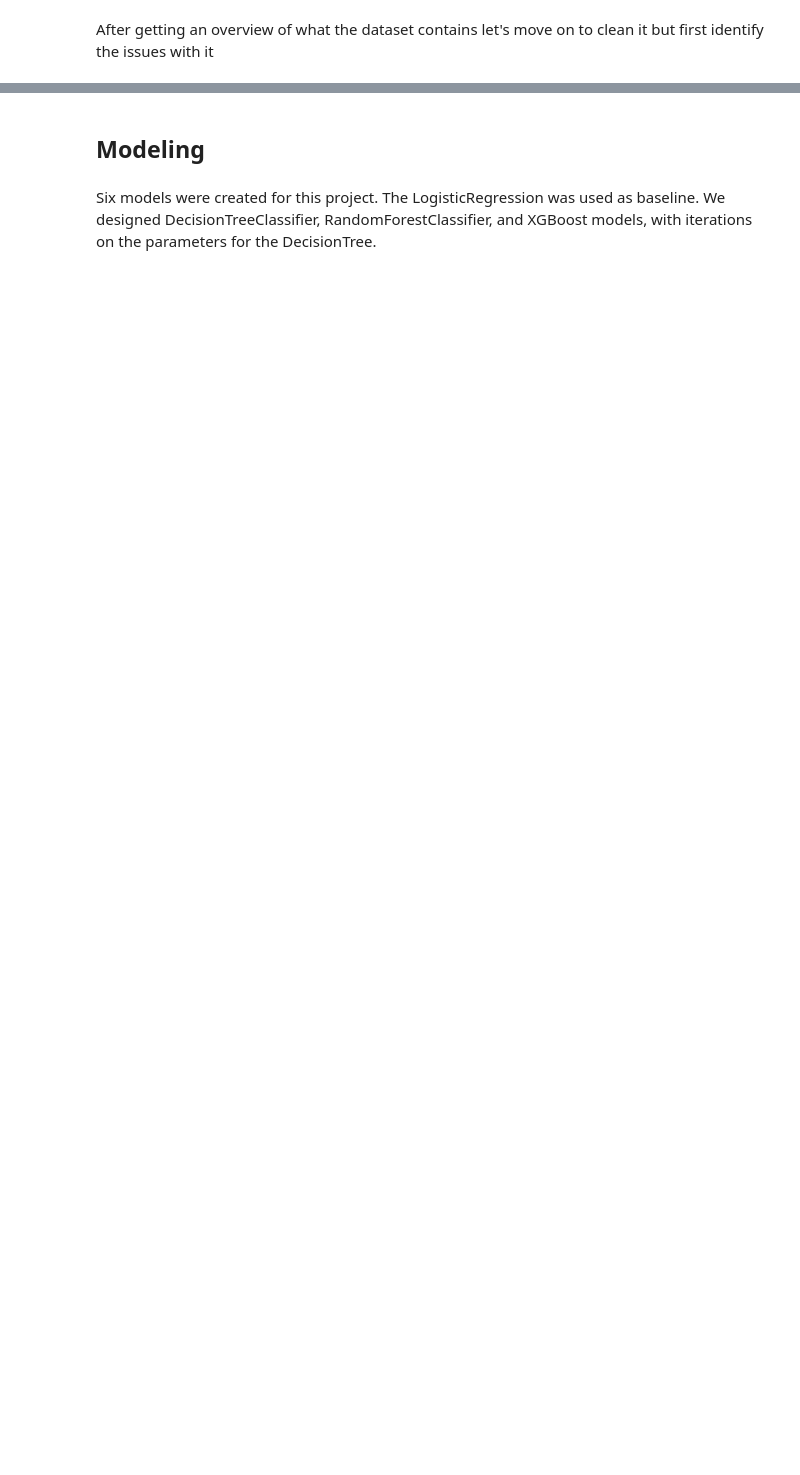
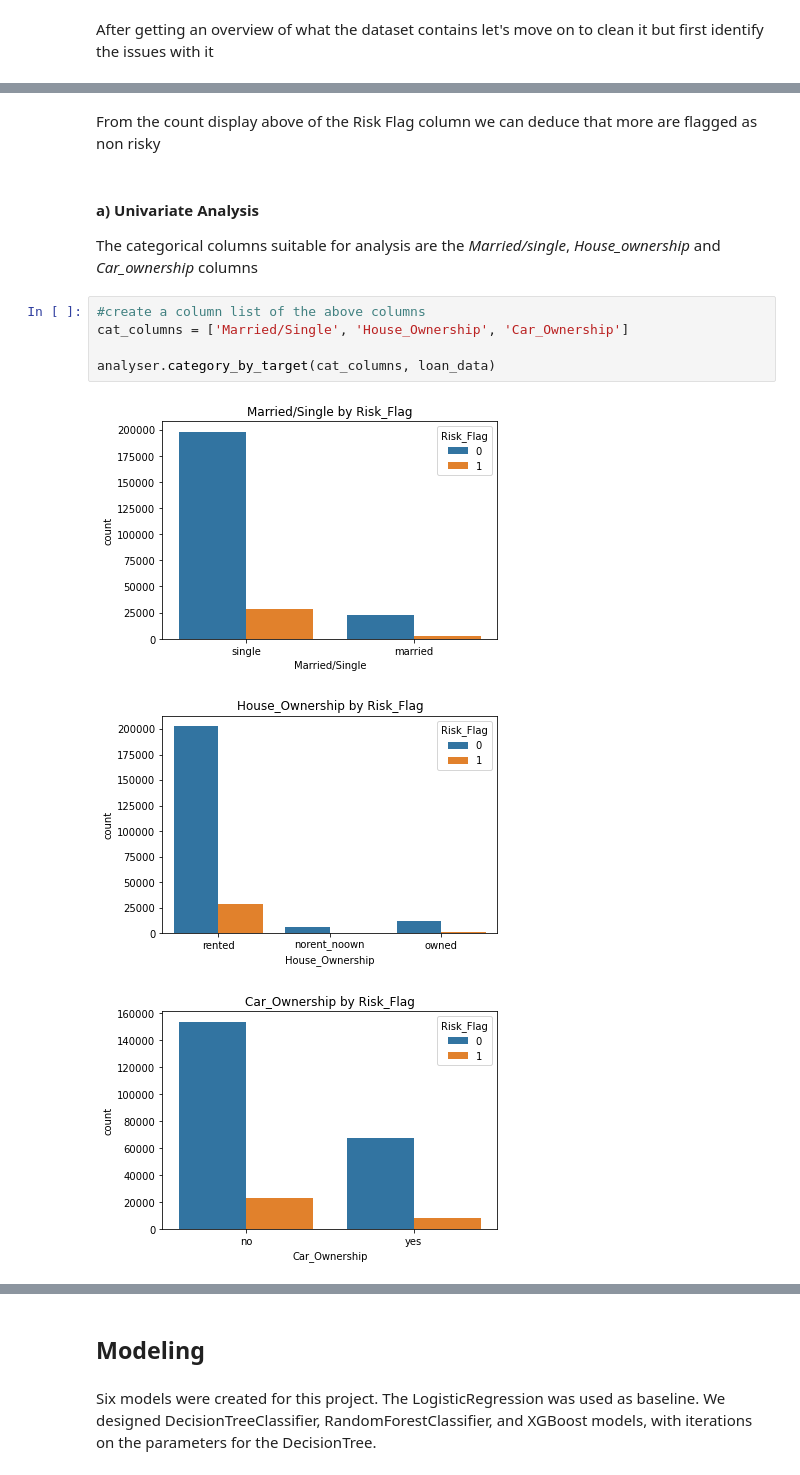
Before and after one commit to Hilarry95/Loan-Approval-Analysis-Phase-3-Project, a Jupyter notebook: Loan_Approval.ipynb, the cells around one changed output, grey strips where cells are left out. Saved outputs shown, nothing was run; the diff lists cells and outputs as text; blank space fills up the shorter version.

```diff
--- a/Loan_Approval.ipynb
+++ b/Loan_Approval.ipynb
@@ -157,0 +183,15 @@ We'll retain the outliers since they may just be loan applicants with higher inc
+# %% [markdown]
+From the count display above of the Risk Flag column we can deduce that more  are flagged as non risky
+# %% [markdown]
+#### a) Univariate Analysis
+
+The categorical columns suitable for analysis are the *Married/single*, *House_ownership* and *Car_ownership* columns
+# %%
+#create a column list of the above columns
+cat_columns = ['Married/Single', 'House_Ownership', 'Car_Ownership']
+
+analyser.category_by_target(cat_columns, loan_data)
+# %% [output]
+[figure, added]
+[figure, added]
+[figure, added]
```
Also changed, not shown: parts of 26 cells of this notebook, 9 other files.
